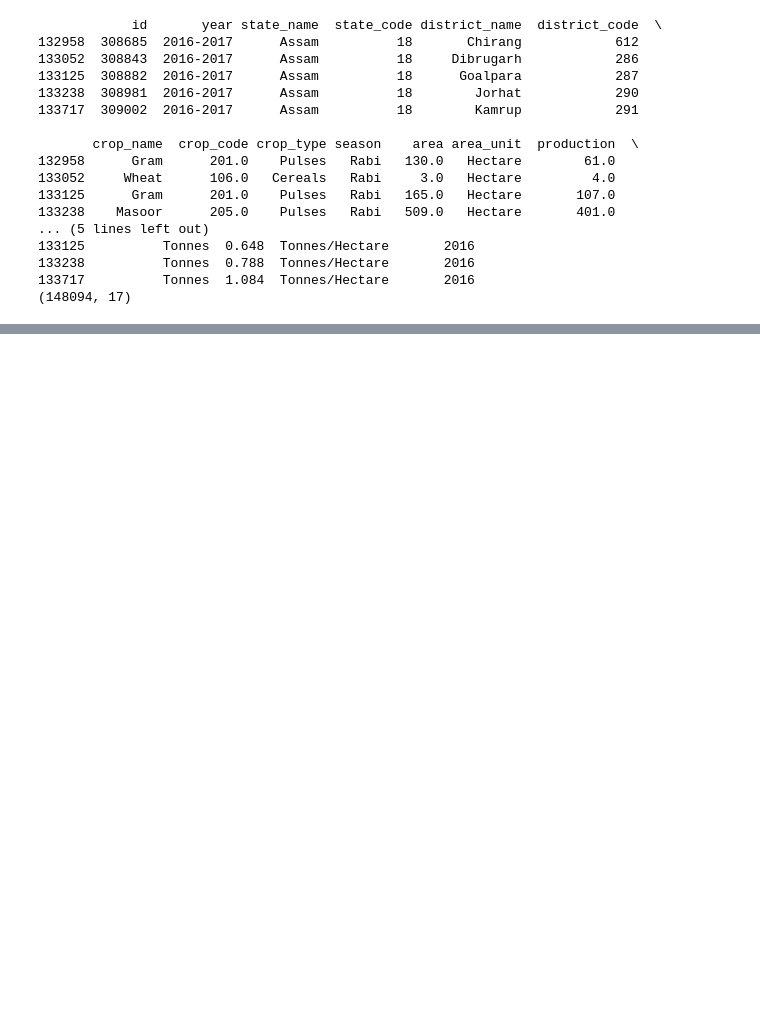
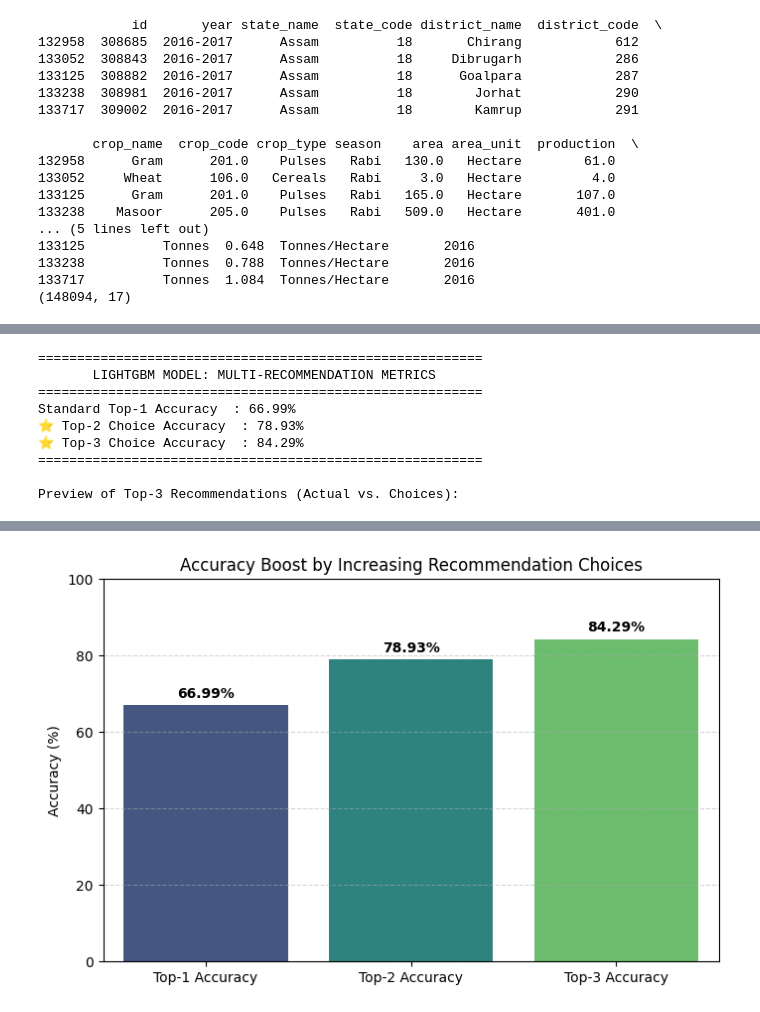
Before and after one commit to siby-sabu/dsba2026, a Jupyter notebook: src/models/train_crop_recommender_sparkML.ipynb, the cells around one changed output, grey strips where cells are left out. Saved outputs shown, nothing was run; the diff lists cells and outputs as text; code cells hidden in the pictures; blank space fills up the shorter version.

```diff
--- a/src/models/train_crop_recommender_sparkML.ipynb
+++ b/src/models/train_crop_recommender_sparkML.ipynb
@@ -414,0 +187,2 @@ df_combined[["precipitation_mm", "precipitation_lag_1m", "ndvi"]].corr()
+# %%
+df_cropyield_grouped = df_cropyield_grouped.rename(columns={"district_name": "district"})
@@ -414,0 +352,4 @@ df_combined[["precipitation_mm", "precipitation_lag_1m", "ndvi"]].corr()
+# %%
+# Create df_cropyield_grouped_clean by removing NaN values from the avg_ppt column
+df_cropyield_grouped_clean = df_cropyield_grouped.dropna(subset=['avg_ppt']).copy()
+df_cropyield_grouped_clean
@@ -414,0 +370,9 @@ df_combined[["precipitation_mm", "precipitation_lag_1m", "ndvi"]].corr()
+# %%
+df_cropyield_grouped_clean["crop_name"] = (
+    df_cropyield_grouped_clean["crop_name"]
+    .astype(str)
+    .str.lower()
+    .str.replace(" ", "_", regex=False)
+)
+
+df_cropyield_grouped_clean
@@ -414,0 +935,58 @@ df_combined[["precipitation_mm", "precipitation_lag_1m", "ndvi"]].corr()
+# %%
+import numpy as np
+import pandas as pd
+import matplotlib.pyplot as plt
+import seaborn as sns
+
+# 1. Extract the top-3 predicted crop recommendations for each sample
+top_3_indices = np.argsort(val_probs, axis=1)[:, ::-1][:, :3]
+top_3_crops = classes[top_3_indices]
+
+# 2. Check if the actual best crop is in either of the top 3 predictions
+correct_top3 = [y_val_array[i] in top_3_crops[i] for i in range(len(y_val_array))]
+
+# 3. Compute Top-3 accuracy
+top3_accuracy = np.mean(correct_top3)
+
+print("=========================================================")
+print("       LIGHTGBM MODEL: MULTI-RECOMMENDATION METRICS       ")
+print("=========================================================")
+print(f"Standard Top-1 Accuracy  : {val_acc * 100:.2f}%")
+print(f"⭐ Top-2 Choice Accuracy  : {top2_accuracy * 100:.2f}%")
+print(f"⭐ Top-3 Choice Accuracy  : {top3_accuracy * 100:.2f}%")
+print("=========================================================")
+
+# 4. Create a clean comparison preview DataFrame
+results_top3_df = X_val.copy()
+results_top3_df['actual_best_crop'] = y_val
+results_top3_df['top_1_recommendation'] = top_3_crops[:, 0]
+results_top3_df['top_2_recommendation'] = top_3_crops[:, 1]
+results_top3_df['top_3_recommendation'] = top_3_crops[:, 2]
+results_top3_df['is_hit_top3'] = correct_top3
+
+print("\nPreview of Top-3 Recommendations (Actual vs. Choices):")
+display(results_top3_df.head(10))
+
+# 5. Visualize the accuracy improvement
+plt.figure(figsize=(8, 5))
+metrics = ['Top-1 Accuracy', 'Top-2 Accuracy', 'Top-3 Accuracy']
+accuracies = [val_acc * 100, top2_accuracy * 100, top3_accuracy * 100]
+
+sns.barplot(x=metrics, y=accuracies, palette='viridis', hue=metrics, legend=False)
+plt.ylim(0, 100)
+plt.ylabel('Accuracy (%)')
+plt.title('Accuracy Boost by Increasing Recommendation Choices')
+for i, val in enumerate(accuracies):
+    plt.text(i, val + 2, f"{val:.2f}%", ha='center', fontweight='bold')
+plt.grid(axis='y', linestyle='--', alpha=0.5)
+plt.show()
+# %% [output]
+=========================================================
+       LIGHTGBM MODEL: MULTI-RECOMMENDATION METRICS
+=========================================================
+Standard Top-1 Accuracy  : 66.99%
+⭐ Top-2 Choice Accuracy  : 78.93%
+⭐ Top-3 Choice Accuracy  : 84.29%
+=========================================================
+
+Preview of Top-3 Recommendations (Actual vs. Choices):
@@ -414,0 +1004 @@ df_combined[["precipitation_mm", "precipitation_lag_1m", "ndvi"]].corr()
+[figure, added]
```
Also changed, not shown: parts of 64 cells of this notebook.
